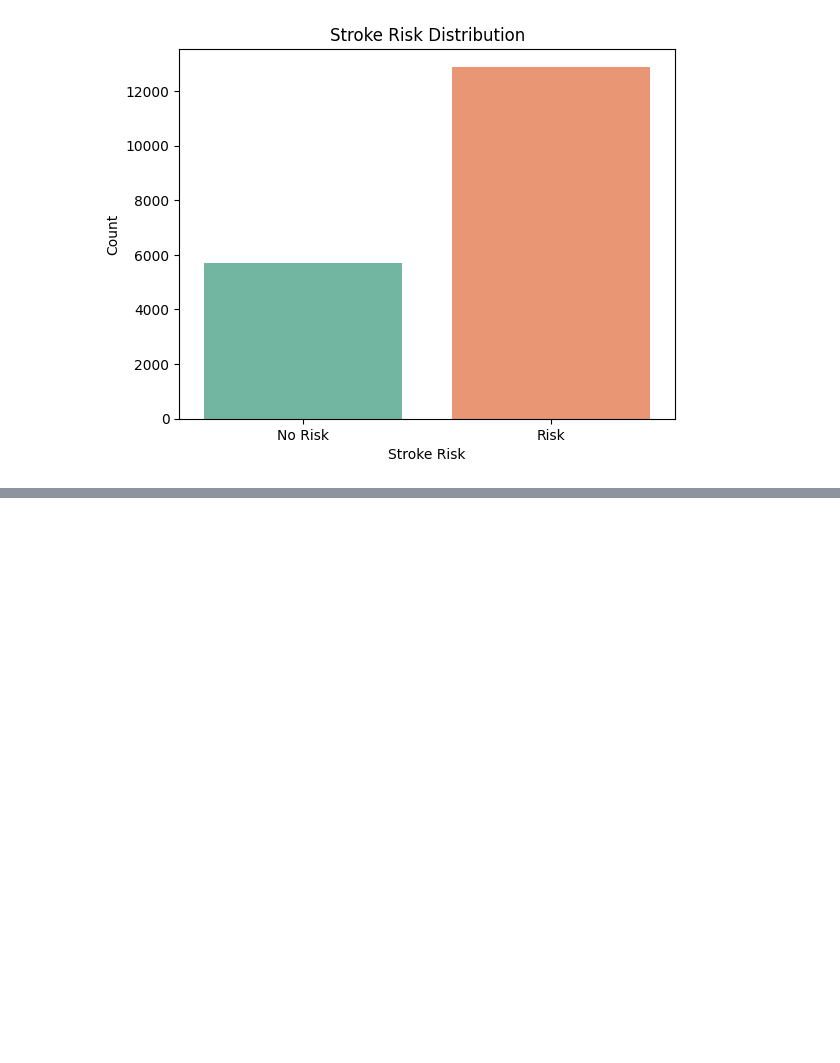
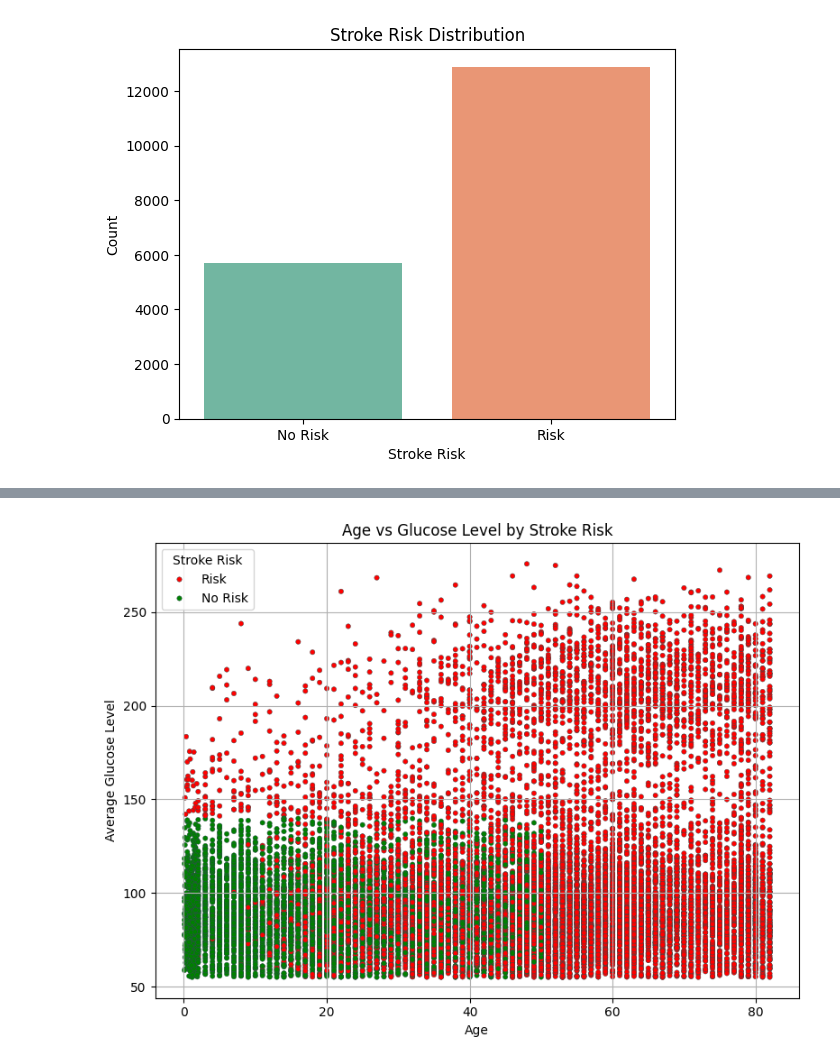
Before and after one commit to 2303A51236/ADM_ProjectReport, a Jupyter notebook: Stroke_Prediction.ipynb, the cells around one changed output, grey strips where cells are left out. Saved outputs shown, nothing was run; the diff lists cells and outputs as text; code cells hidden in the pictures; blank space fills up the shorter version.

```diff
--- a/Stroke_Prediction.ipynb
+++ b/Stroke_Prediction.ipynb
@@ -150,0 +129,27 @@ fig.show()
+# %%
+import matplotlib.pyplot as plt
+import seaborn as sns
+
+# Map stroke_risk to color labels
+df['stroke_risk_label'] = df['stroke_risk'].map({0: 'No Risk', 1: 'Risk'})
+
+plt.figure(figsize=(8, 6))
+sns.scatterplot(
+    data=df,
+    x='age',
+    y='avg_glucose_level',
+    hue='stroke_risk_label',
+    palette={'No Risk': 'green', 'Risk': 'red'},
+    edgecolor='darkslategrey',
+    s=15
+)
+
+plt.title('Age vs Glucose Level by Stroke Risk')
+plt.xlabel('Age')
+plt.ylabel('Average Glucose Level')
+plt.legend(title='Stroke Risk')
+plt.grid(True)
+plt.tight_layout()
+plt.show()
+# %% [output]
+[figure, added]
```
Also changed, not shown: parts of 1 cell of this notebook.
